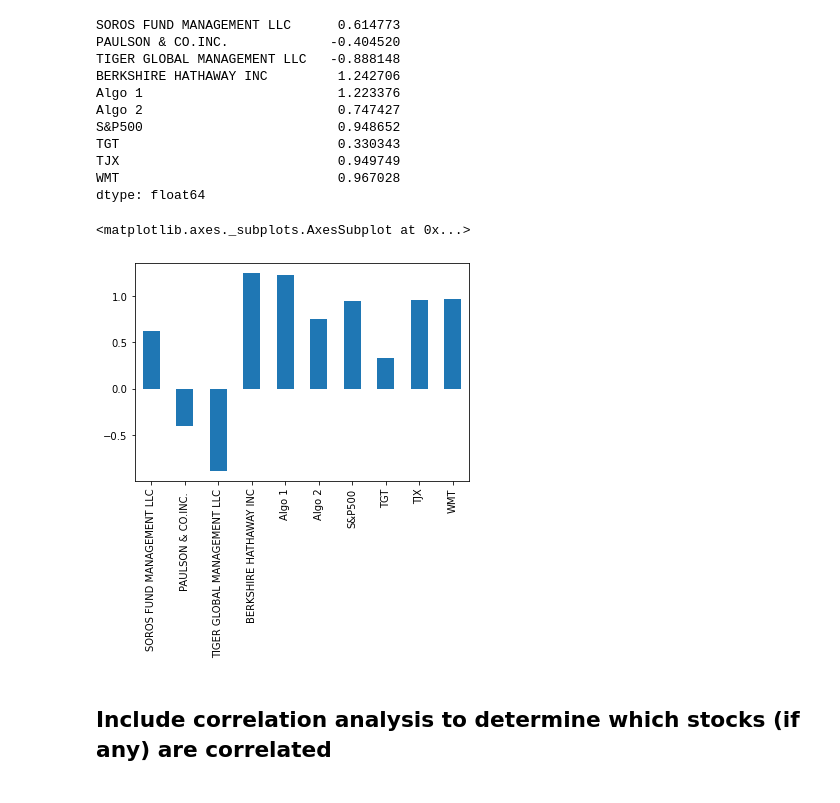
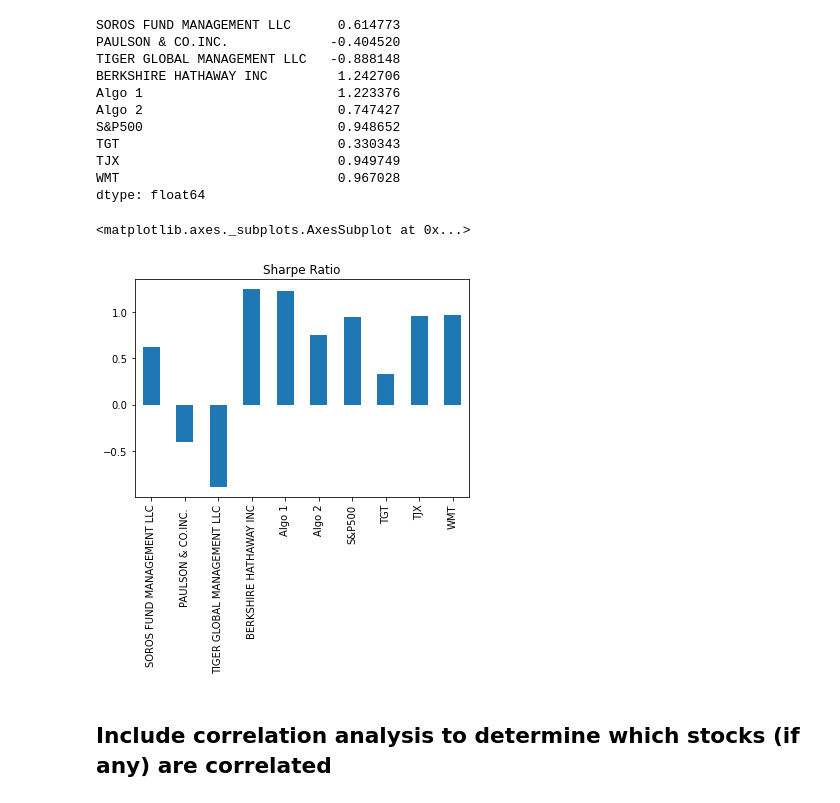
Before and after one commit to mostafajoma/A-Whale-Off-the-Portfolio, a Jupyter notebook: whale_analysis.ipynb, the cells around one changed output. Saved outputs shown, nothing was run; the diff lists cells and outputs as text; code cells hidden in the pictures.

```diff
--- a/whale_analysis.ipynb
+++ b/whale_analysis.ipynb
@@ -513,10 +517,10 @@ WMT                            0.967028
 dtype: float64
 # %%
 # Visualize the sharpe ratios as a bar plot
-sharpe_ratios.plot(kind="bar")
+sharpe_ratios.plot(kind="bar", title='Sharpe Ratio')
 # %% [output]
 <matplotlib.axes._subplots.AxesSubplot at 0x...>
-[figure, old version]
+[figure, new version]
 # %% [markdown]
 ## Include correlation analysis to determine which stocks (if any) are correlated
 # %%
```
Also changed, not shown: parts of 5 cells of this notebook, 16 other files.
